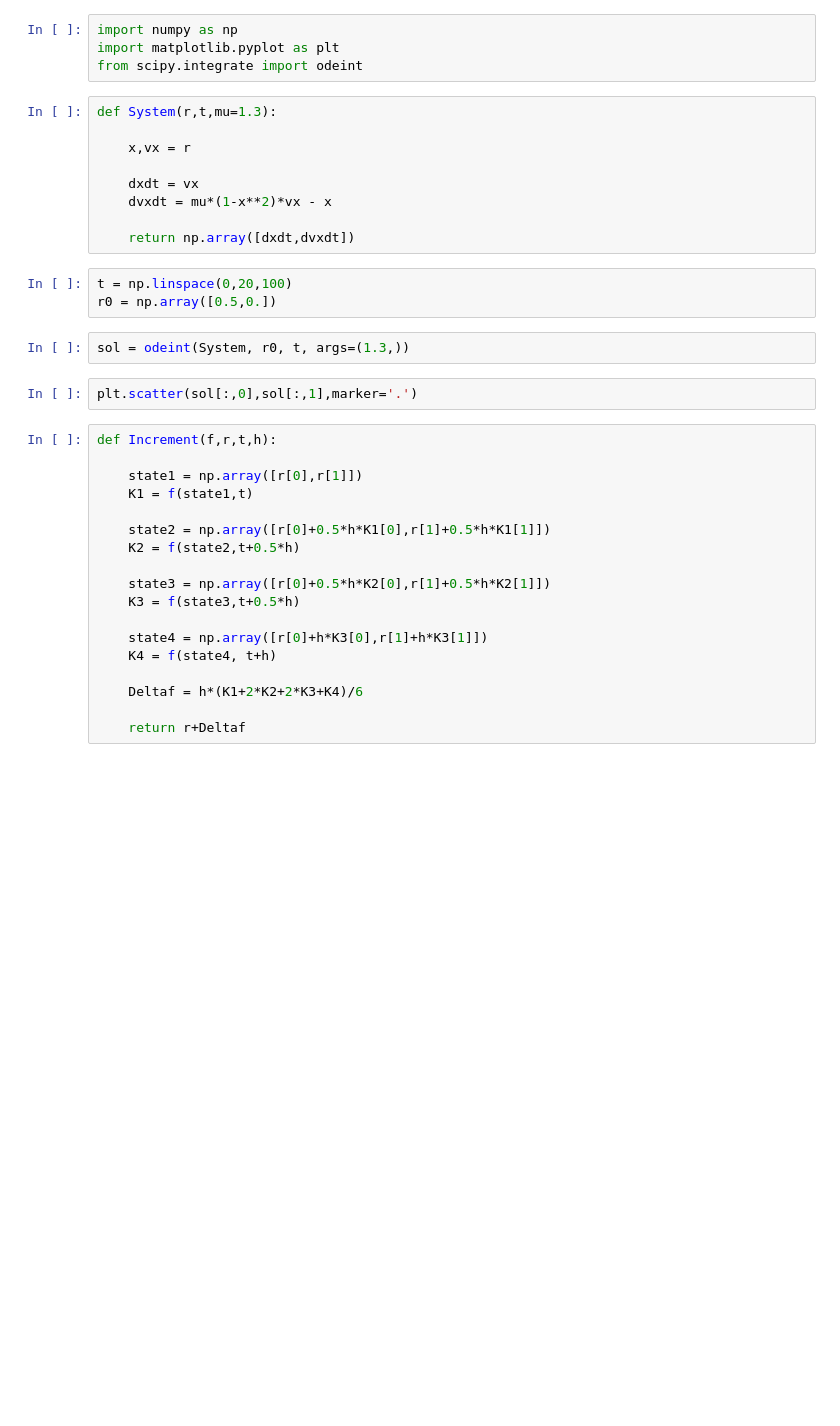
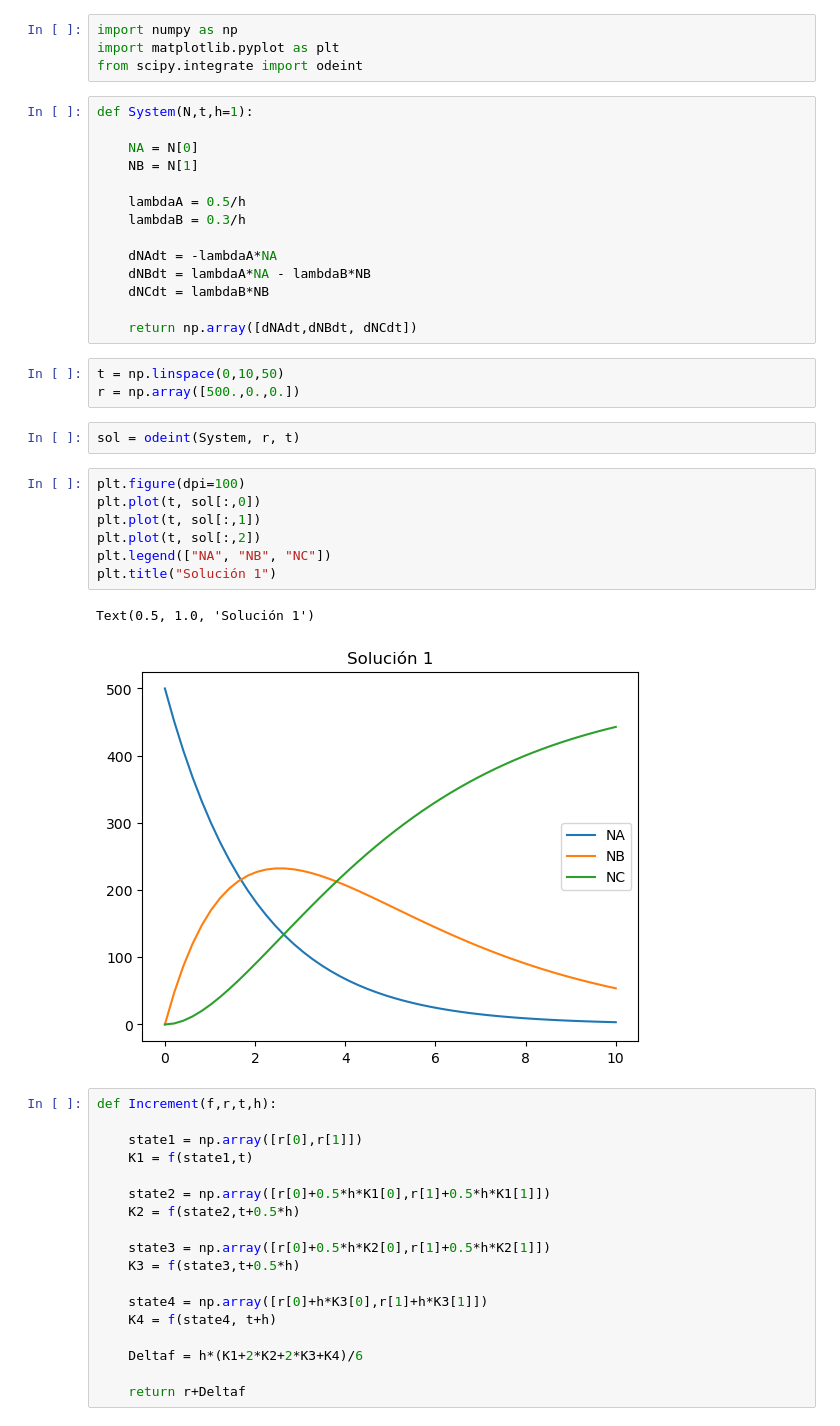
Before and after one commit to GuidoFawkes06/MetodosII_FabianMartinez, a Jupyter notebook: Parcial 2/Punto2.ipynb, the cells around one changed output. Saved outputs shown, nothing was run; the diff lists cells and outputs as text; blank space fills up the shorter version.

```diff
--- a/Parcial 2/Punto2.ipynb
+++ b/Parcial 2/Punto2.ipynb
@@ -4,22 +4,35 @@
 import numpy as np
 import matplotlib.pyplot as plt
 from scipy.integrate import odeint
-# %%
-def System(r,t,mu=1.3):
-
-    x,vx = r
-
-    dxdt = vx
-    dvxdt = mu*(1-x**2)*vx - x
-
-    return np.array([dxdt,dvxdt])
+# %%
+def System(N,t,h=1):
+
+    NA = N[0]
+    NB = N[1]
+
+    lambdaA = 0.5/h
+    lambdaB = 0.3/h
+
+    dNAdt = -lambdaA*NA
+    dNBdt = lambdaA*NA - lambdaB*NB
+    dNCdt = lambdaB*NB
+
+    return np.array([dNAdt,dNBdt, dNCdt])
 # %%
-t = np.linspace(0,20,100)
-r0 = np.array([0.5,0.])
+t = np.linspace(0,10,50)
+r = np.array([500.,0.,0.])
 # %%
-sol = odeint(System, r0, t, args=(1.3,))
+sol = odeint(System, r, t)
-# %%
-plt.scatter(sol[:,0],sol[:,1],marker='.')
+# %%
+plt.figure(dpi=100)
+plt.plot(t, sol[:,0])
+plt.plot(t, sol[:,1])
+plt.plot(t, sol[:,2])
+plt.legend(["NA", "NB", "NC"])
+plt.title("Solución 1")
+# %% [output]
+Text(0.5, 1.0, 'Solución 1')
+[figure, added]
 # %%
 def Increment(f,r,t,h):
 
```
Also changed, not shown: parts of 5 cells of this notebook.
